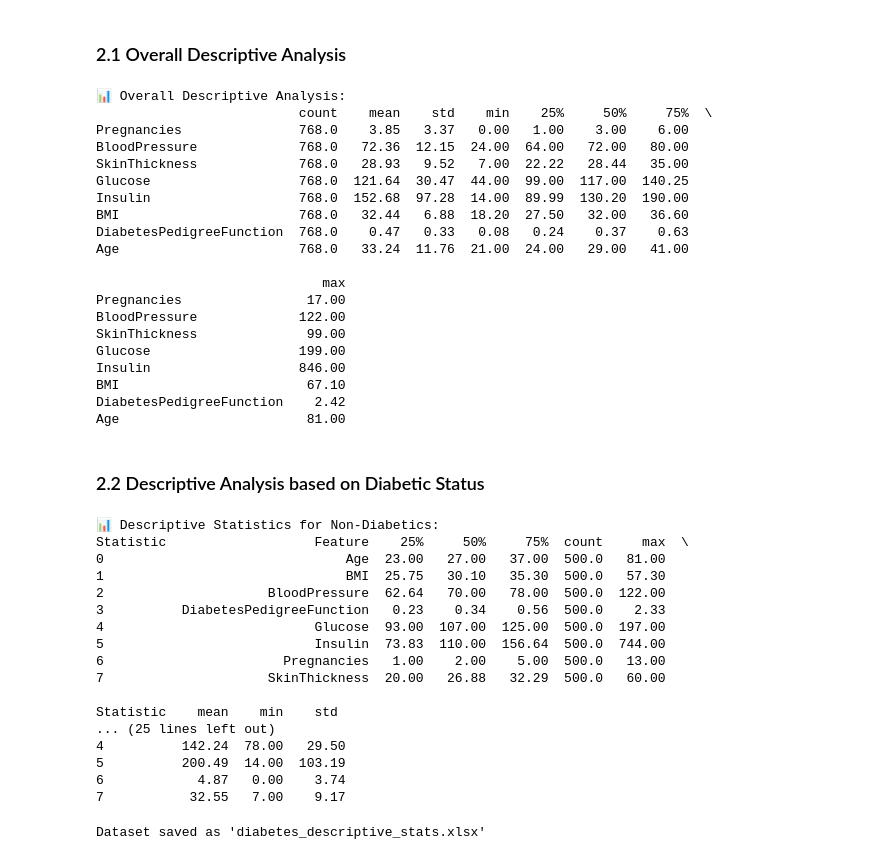
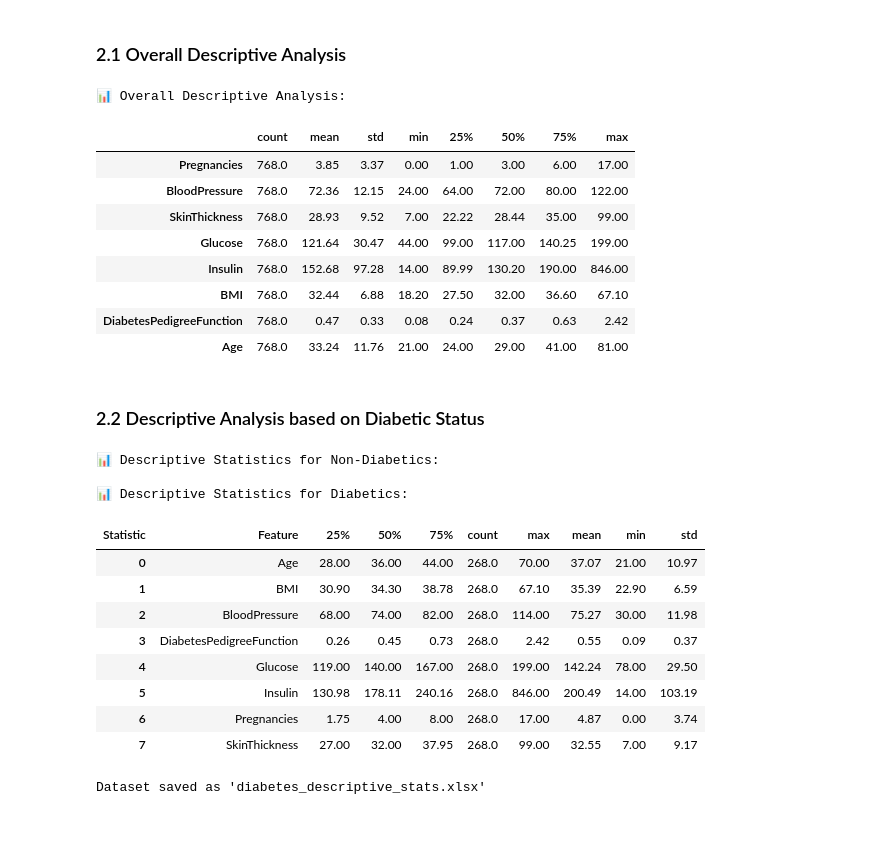
Before and after one commit to Similoluwa224/team_glucose_guard, a Jupyter notebook: capstone_diabetes.ipynb, the cells around one changed output. Cells and saved outputs as stored; diff of their text form; code cells hidden in the pictures; blank space fills up the shorter version.

Commit message:
Update capstone_diabetes.ipynb with latest version

```diff
--- a/capstone_diabetes.ipynb
+++ b/capstone_diabetes.ipynb
@@ -369,74 +367,59 @@ combined_desc = df_imputed[features].describe().round(2).transpose()
 
 # Display the table
 print("\n📊 Overall Descriptive Analysis:")
-print(combined_desc)
+combined_desc
 # %% [output]
 📊 Overall Descriptive Analysis:
-                          count    mean    std    min    25%     50%     75%  \
-Pregnancies               768.0    3.85   3.37   0.00   1.00    3.00    6.00
-BloodPressure             768.0   72.36  12.15  24.00  64.00   72.00   80.00
-SkinThickness             768.0   28.93   9.52   7.00  22.22   28.44   35.00
-Glucose                   768.0  121.64  30.47  44.00  99.00  117.00  140.25
-Insulin                   768.0  152.68  97.28  14.00  89.99  130.20  190.00
-BMI                       768.0   32.44   6.88  18.20  27.50   32.00   36.60
-DiabetesPedigreeFunction  768.0    0.47   0.33   0.08   0.24    0.37    0.63
-Age                       768.0   33.24  11.76  21.00  24.00   29.00   41.00
-
-                             max
-Pregnancies                17.00
-BloodPressure             122.00
-SkinThickness              99.00
-Glucose                   199.00
-Insulin                   846.00
-BMI                        67.10
-DiabetesPedigreeFunction    2.42
-Age                        81.00
+|  | count | mean | std | min | 25% | 50% | 75% | max |
+| Pregnancies | 768.0 | 3.85 | 3.37 | 0.00 | 1.00 | 3.00 | 6.00 | 17.00 |
+| BloodPressure | 768.0 | 72.36 | 12.15 | 24.00 | 64.00 | 72.00 | 80.00 | 122.00 |
+| SkinThickness | 768.0 | 28.93 | 9.52 | 7.00 | 22.22 | 28.44 | 35.00 | 99.00 |
+| Glucose | 768.0 | 121.64 | 30.47 | 44.00 | 99.00 | 117.00 | 140.25 | 199.00 |
+| Insulin | 768.0 | 152.68 | 97.28 | 14.00 | 89.99 | 130.20 | 190.00 | 846.00 |
+| BMI | 768.0 | 32.44 | 6.88 | 18.20 | 27.50 | 32.00 | 36.60 | 67.10 |
+| DiabetesPedigreeFunction | 768.0 | 0.47 | 0.33 | 0.08 | 0.24 | 0.37 | 0.63 | 2.42 |
+| Age | 768.0 | 33.24 | 11.76 | 21.00 | 24.00 | 29.00 | 41.00 | 81.00 |
 # %% [markdown]
 ### 2.2 Descriptive Analysis based on Diabetic Status
 # %%
 # Step 1: Define the features to analyze
 features = ["Pregnancies", "BloodPressure", "SkinThickness",
             "Glucose", "Insulin", "BMI", "DiabetesPedigreeFunction", "Age"]
 
 # Step 2: Compute grouped descriptive statistics by Outcome
 grouped_desc = df_imputed.groupby("Outcome")[features].describe().round(2)
 
 # Step 3: For Non-Diabetics (Outcome = 0)
 non_diabetic_desc = grouped_desc.loc[0].T.reset_index()
 non_diabetic_desc.columns = ['Feature', 'Statistic', 'Value']
 non_diabetic_table = non_diabetic_desc.pivot(index='Feature', columns='Statistic', values='Value').reset_index()
 non_diabetic_table = non_diabetic_table.round(2)
 
 # Step 4: For Diabetics (Outcome = 1)
 diabetic_desc = grouped_desc.loc[1].T.reset_index()
 diabetic_desc.columns = ['Feature', 'Statistic', 'Value']
 diabetic_table = diabetic_desc.pivot(index='Feature', columns='Statistic', values='Value').reset_index()
 diabetic_table = diabetic_table.round(2)
 
 # Step 5: Print both tables
 print("📊 Descriptive Statistics for Non-Diabetics:")
-print(non_diabetic_table)
+non_diabetic_table
 
 print("\n📊 Descriptive Statistics for Diabetics:")
-print(diabetic_table)
+diabetic_table
 # %% [output]
 📊 Descriptive Statistics for Non-Diabetics:
-Statistic                   Feature    25%     50%     75%  count     max  \
-0                               Age  23.00   27.00   37.00  500.0   81.00
-1                               BMI  25.75   30.10   35.30  500.0   57.30
-2                     BloodPressure  62.64   70.00   78.00  500.0  122.00
-3          DiabetesPedigreeFunction   0.23    0.34    0.56  500.0    2.33
-4                           Glucose  93.00  107.00  125.00  500.0  197.00
-5                           Insulin  73.83  110.00  156.64  500.0  744.00
-6                       Pregnancies   1.00    2.00    5.00  500.0   13.00
-7                     SkinThickness  20.00   26.88   32.29  500.0   60.00
 
-Statistic    mean    min    std
-... (25 lines left out)
-4          142.24  78.00   29.50
-5          200.49  14.00  103.19
-6            4.87   0.00    3.74
-7           32.55   7.00    9.17
+📊 Descriptive Statistics for Diabetics:
+| Statistic | Feature | 25% | 50% | 75% | count | max | mean | min | std |
+| 0 | Age | 28.00 | 36.00 | 44.00 | 268.0 | 70.00 | 37.07 | 21.00 | 10.97 |
+| 1 | BMI | 30.90 | 34.30 | 38.78 | 268.0 | 67.10 | 35.39 | 22.90 | 6.59 |
+| 2 | BloodPressure | 68.00 | 74.00 | 82.00 | 268.0 | 114.00 | 75.27 | 30.00 | 11.98 |
+| 3 | DiabetesPedigreeFunction | 0.26 | 0.45 | 0.73 | 268.0 | 2.42 | 0.55 | 0.09 | 0.37 |
+| 4 | Glucose | 119.00 | 140.00 | 167.00 | 268.0 | 199.00 | 142.24 | 78.00 | 29.50 |
+| 5 | Insulin | 130.98 | 178.11 | 240.16 | 268.0 | 846.00 | 200.49 | 14.00 | 103.19 |
+| 6 | Pregnancies | 1.75 | 4.00 | 8.00 | 268.0 | 17.00 | 4.87 | 0.00 | 3.74 |
+| 7 | SkinThickness | 27.00 | 32.00 | 37.95 | 268.0 | 99.00 | 32.55 | 7.00 | 9.17 |
 # %%
 with pd.ExcelWriter("diabetes_descriptive_stats.xlsx") as writer:
     combined_desc.to_excel(writer, sheet_name="Overall Descriptive Analysis", index=False)
```
Also changed, not shown: parts of 57 cells of this notebook.
